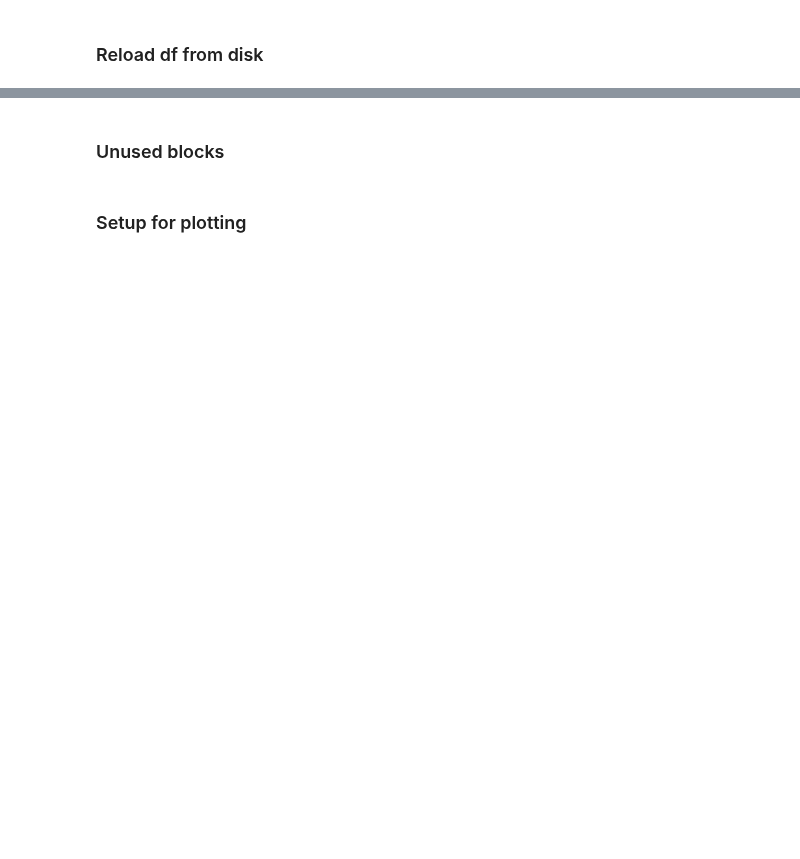
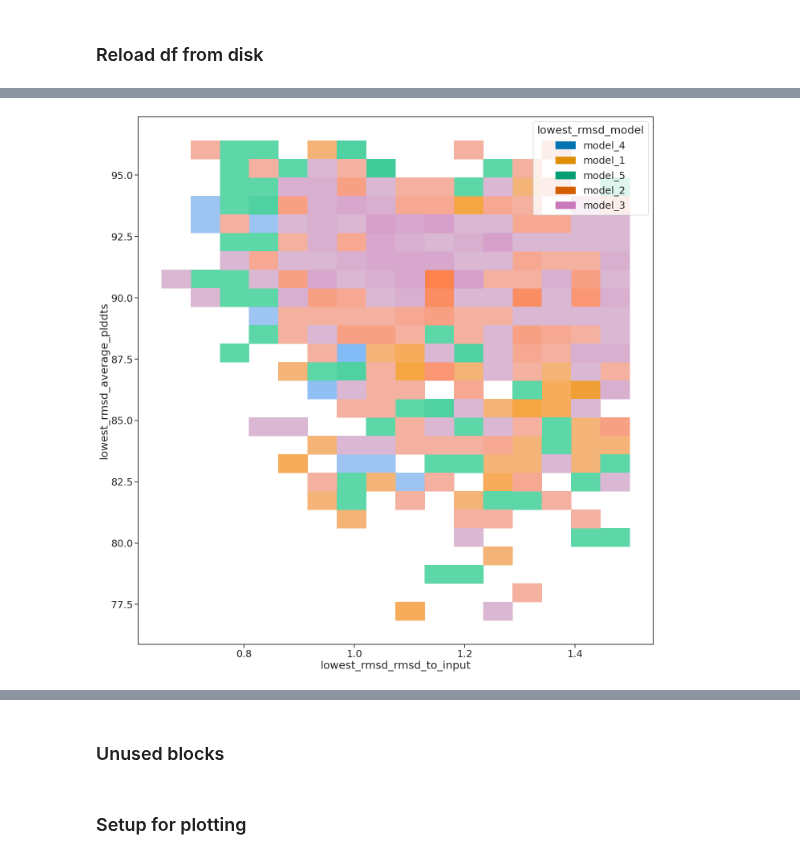
Before and after one commit to proleu/hinges, a Jupyter notebook: 07_predict_af2.ipynb, the cells around one changed output, grey strips where cells are left out. Cells and saved outputs as stored; diff of their text form; code cells hidden in the pictures; blank space fills up the shorter version.

```diff
--- a/07_predict_af2.ipynb
+++ b/07_predict_af2.ipynb
@@ -430,0 +429,5 @@ set(scores_df.dslf_fa13.values)
+# %%
+fig = plt.figure(figsize=(20, 20), tight_layout=True)
+_ = sns.histplot(data=good_state_Y, x="lowest_rmsd_rmsd_to_input", y="lowest_rmsd_average_plddts", hue="lowest_rmsd_model")
+# %% [output]
+[figure, added]
```
Also changed, not shown: parts of 15 cells of this notebook.
